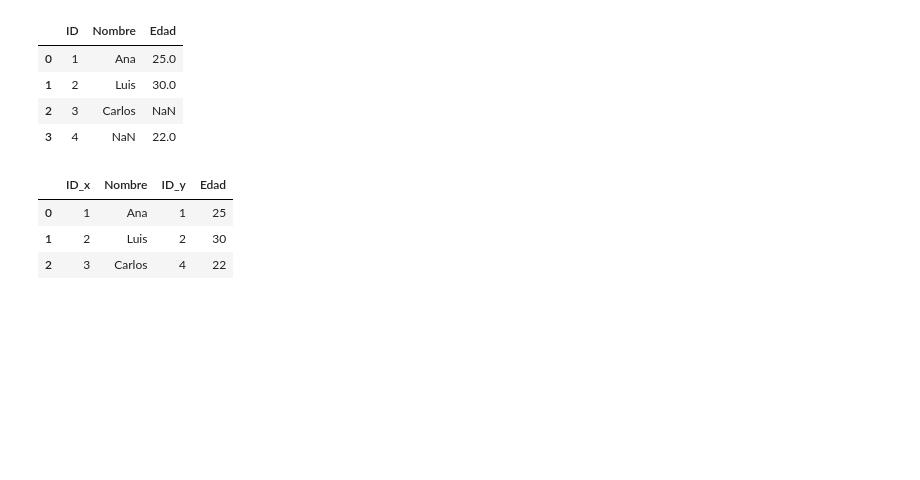
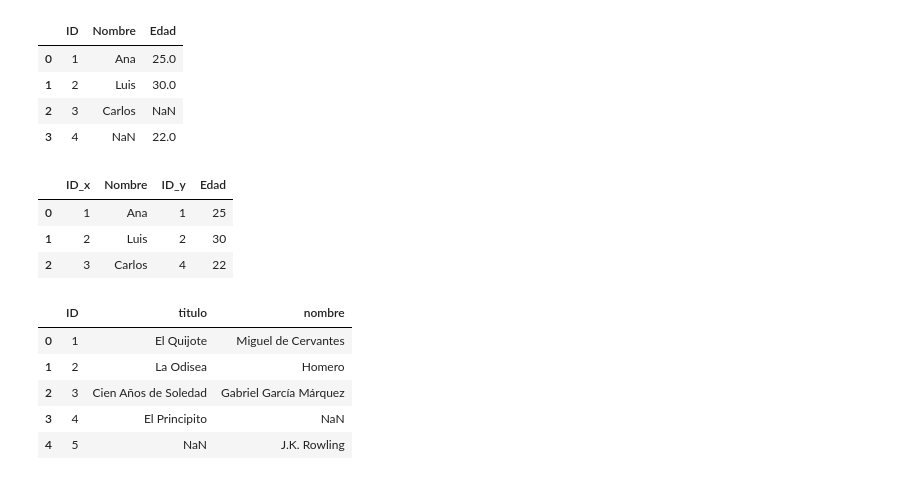
Before and after one commit to NightWingC/data-science, a Jupyter notebook: CodigoPython/Dia7/CuadernosparaPracticas/FusionarDataFramesconmerge.ipynb, the cells around one changed output. Saved outputs shown, nothing was run; the diff lists cells and outputs as text; code cells hidden in the pictures; blank space fills up the shorter version.

```diff
--- a/CodigoPython/Dia7/CuadernosparaPracticas/FusionarDataFramesconmerge.ipynb
+++ b/CodigoPython/Dia7/CuadernosparaPracticas/FusionarDataFramesconmerge.ipynb
@@ -36,3 +36,24 @@ df_indexado
 | 0 | 1 | Ana | 1 | 25 |
 | 1 | 2 | Luis | 2 | 30 |
 | 2 | 3 | Carlos | 4 | 22 |
+# %%
+libros = pd.DataFrame({
+    'ID': [1, 2, 3, 4],
+    'titulo': ['El Quijote', 'La Odisea', 'Cien Años de Soledad', 'El Principito']
+})
+
+autores = pd.DataFrame({
+    'ID': [1, 2, 3, 5],
+    'nombre': ['Miguel de Cervantes', 'Homero', 'Gabriel García Márquez', 'J.K. Rowling']
+})
+
+# Fusionando los DataFrames usando un outer join
+libros_autores = pd.merge(libros,autores, on="ID", how="outer")
+libros_autores
+# %% [output]
+|  | ID | titulo | nombre |
+| 0 | 1 | El Quijote | Miguel de Cervantes |
+| 1 | 2 | La Odisea | Homero |
+| 2 | 3 | Cien Años de Soledad | Gabriel García Márquez |
+| 3 | 4 | El Principito | NaN |
+| 4 | 5 | NaN | J.K. Rowling |
```
Also changed, not shown: parts of 2 cells of this notebook.
